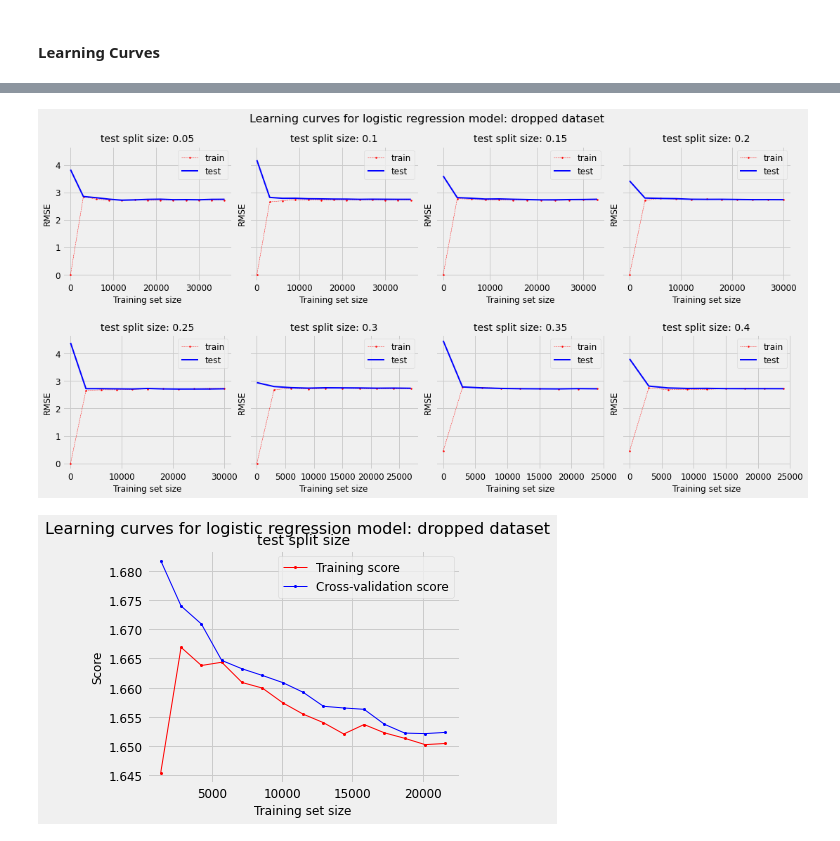
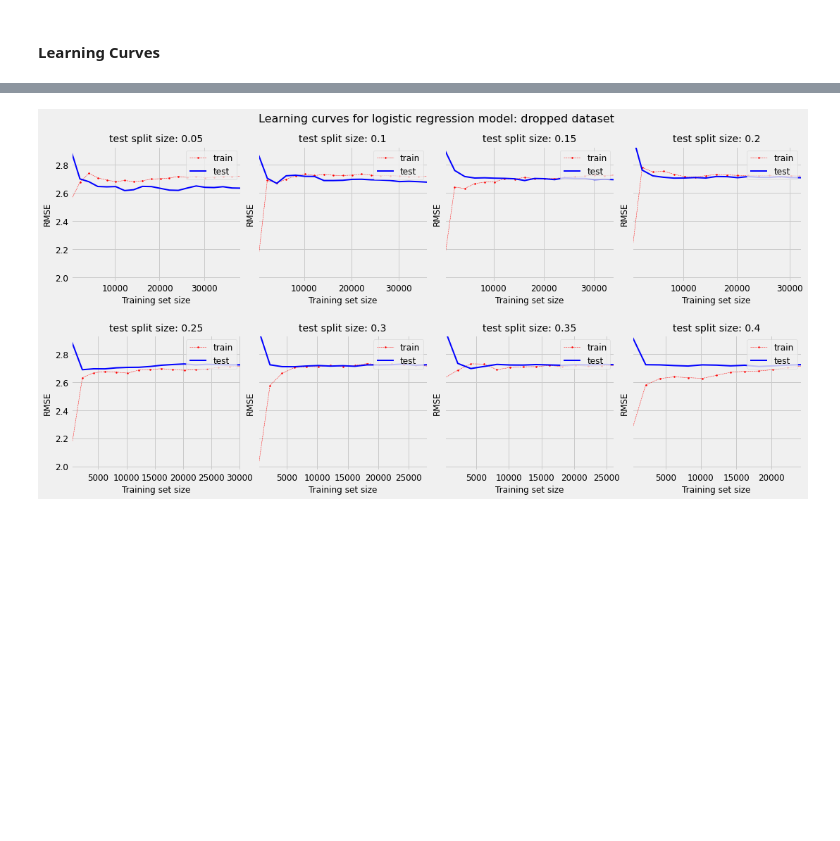
Before and after one commit to alarsen123/music-genre-classification, a Jupyter notebook: MLP3/modeling.ipynb, the cells around one changed output, grey strips where cells are left out. Saved outputs shown, nothing was run; the diff lists cells and outputs as text; code cells hidden in the pictures; blank space fills up the shorter version.

```diff
--- a/MLP3/modeling.ipynb
+++ b/MLP3/modeling.ipynb
@@ -243,19 +251,19 @@ sc = StandardScaler()
 logreg = LogisticRegression()
 
 logreg_pipe = Pipeline(steps=[('sc', sc),
-                       ('logreg', logreg)])
+                              ('logreg', logreg)])
 
-solvers = ['lbfgs','liblinear','newton-cg']
+solvers = ['lbfgs', 'liblinear', 'newton-cg']
 
 max_iters = [100, 1000, 10000]
 
-parameters = dict(logreg__solver=solvers,logreg__max_iter=max_iters)
+parameters = dict(logreg__solver=solvers, logreg__max_iter=max_iters)
 
 logreg_results_df = pd.DataFrame()
 logreg_results_df = logreg_results_df.append(
-    run_grid_search(logreg_pipe, parameters, X_audio, y_audio, 'Audio')).append(
-    run_grid_search(logreg_pipe, parameters, X_dropped, y_dropped, 'Dropped')).append(
-    run_grid_search(logreg_pipe, parameters, X_filled, y_filled, 'Filled'))
+    run_grid_search(logreg_pipe, parameters, X_audio, y_audio, 'Audio', cv=3)).append(
+    run_grid_search(logreg_pipe, parameters, X_dropped, y_dropped, 'Dropped', cv=10)).append(
+    run_grid_search(logreg_pipe, parameters, X_filled, y_filled, 'Filled', cv=10))
 
 logreg_results_df.reset_index(inplace=True, drop=True)
 # %% [output]
@@ -326,2 +322,17 @@ Please also refer to the documentation for alternative solver options:
+# %%
+logreg_audio = logreg_pipe
+logreg_audio.set_params(**best_logreg_audio.params.values[0])
+logreg_audio.fit(X_audio_train, y_audio_train)
+y_pred_logreg_audio = logreg_audio.predict(X_audio_test)
+
+logreg_dropped = logreg_pipe
+logreg_dropped.set_params(**best_logreg_dropped.params.values[0])
+logreg_dropped.fit(X_dropped_train, y_dropped_train)
+y_pred_logreg_dropped = logreg_dropped.predict(X_dropped_test)
+
+logreg_filled = logreg_pipe
+logreg_filled.set_params(**best_logreg_filled.params.values[0])
+logreg_filled.fit(X_filled_train, y_filled_train)
+y_pred_logreg_filled = logreg_filled.predict(X_filled_test)
 # %%
 logreg_result_metrics_audio = pd.DataFrame(classification_report(y_audio_test, y_pred_logreg_audio,
@@ -808,6 +937,6 @@ plot_learning_curve(knn_audio, X_audio, y_audio_nums,'Learning curves for kNN mo
 # %%
 plot_learning_curves(knn_dropped, X_dropped, y_dropped_nums,
-                     'Learning curves for kNN model: dropped dataset', plot_name='knn_dropped', start_size=best_knn_dropped['param_knn__n_neighbors'].values[0]*2, scale=3000)
+                     'Learning curves for kNN model: dropped dataset', plot_name='knn_dropped', start_size=best_knn_dropped['param_knn__n_neighbors'].values[0] * 2, scale=2000)
 
-plot_learning_curve(knn_dropped, X_dropped, y_dropped_nums,'Learning curves for kNN model: dropped dataset', plot_name='knn_dropped')
+# plot_learning_curve(knn_dropped, X_dropped, y_dropped_nums,'Learning curves for kNN model: dropped dataset', plot_name='knn_dropped')
 # %% [output]
@@ -816,6 +944,7 @@ plot_learning_curve(knn_dropped, X_dropped, y_dropped_nums,'Learning curves for
 # %%
-plot_learning_curves(knn_dropped, X_dropped, y_dropped_nums,'Learning curves for kNN model: dropped dataset', plot_name='knn_dropped', start_size=best_knn_dropped['param_knn__n_neighbors'].values[0]*2, scale=4000)
+plot_learning_curves(knn_filled, X_filled, y_filled_nums, 'Learning curves for kNN model: filled dataset',
+                     plot_name='knn_filled', start_size=best_knn_filled['param_knn__n_neighbors'].values[0] * 2, scale=2000)
 
-plot_learning_curve(knn_filled, X_filled, y_filled_nums,
-                     'Learning curves for kNN model: filled dataset', plot_name='knn_filled')
+# plot_learning_curve(knn_filled, X_filled, y_filled_nums,
+#                      'Learning curves for kNN model: filled dataset', plot_name='knn_filled')
 # %% [output]
@@ -833,11 +960,10 @@ plot_learning_curves(logreg_audio, X_audio, y_audio_nums,
 # %%
 plot_learning_curves(logreg_dropped, X_dropped, y_dropped_nums,
-                     'Learning curves for logistic regression model: dropped dataset', plot_name = 'logreg_dropped',scale=3000)
+                     'Learning curves for logistic regression model: dropped dataset', plot_name='logreg_dropped', scale=2000, start_size = 200)
 
 # plot_learning_curve(logreg_dropped, X_dropped, y_dropped_nums,
 #                      'Learning curves for logistic regression model: dropped dataset', plot_name='logreg_dropped')
 # %% [output]
-[figure, old version]
+[figure, new version]
-[figure, removed]
 # %%
 plot_learning_curves(logreg_filled, X_filled, y_filled_nums,
```
Also changed, not shown: parts of 78 cells of this notebook, 30 other files.
